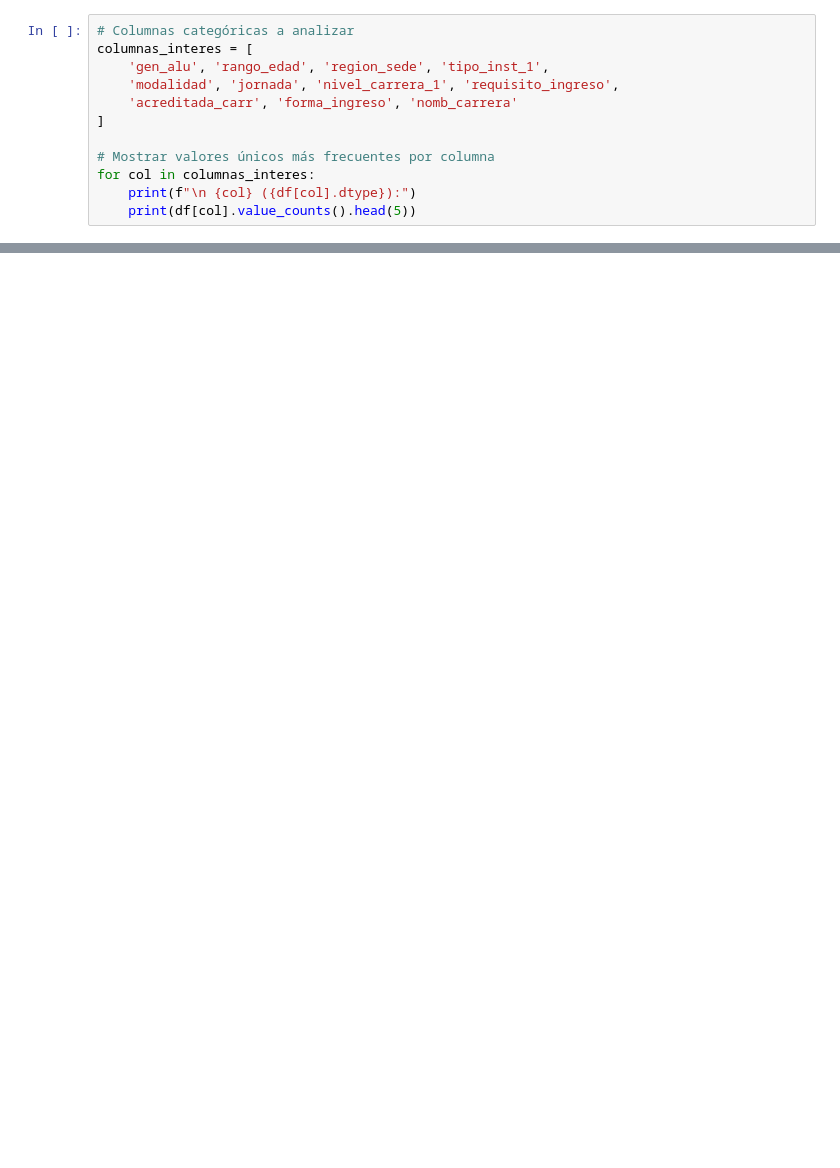
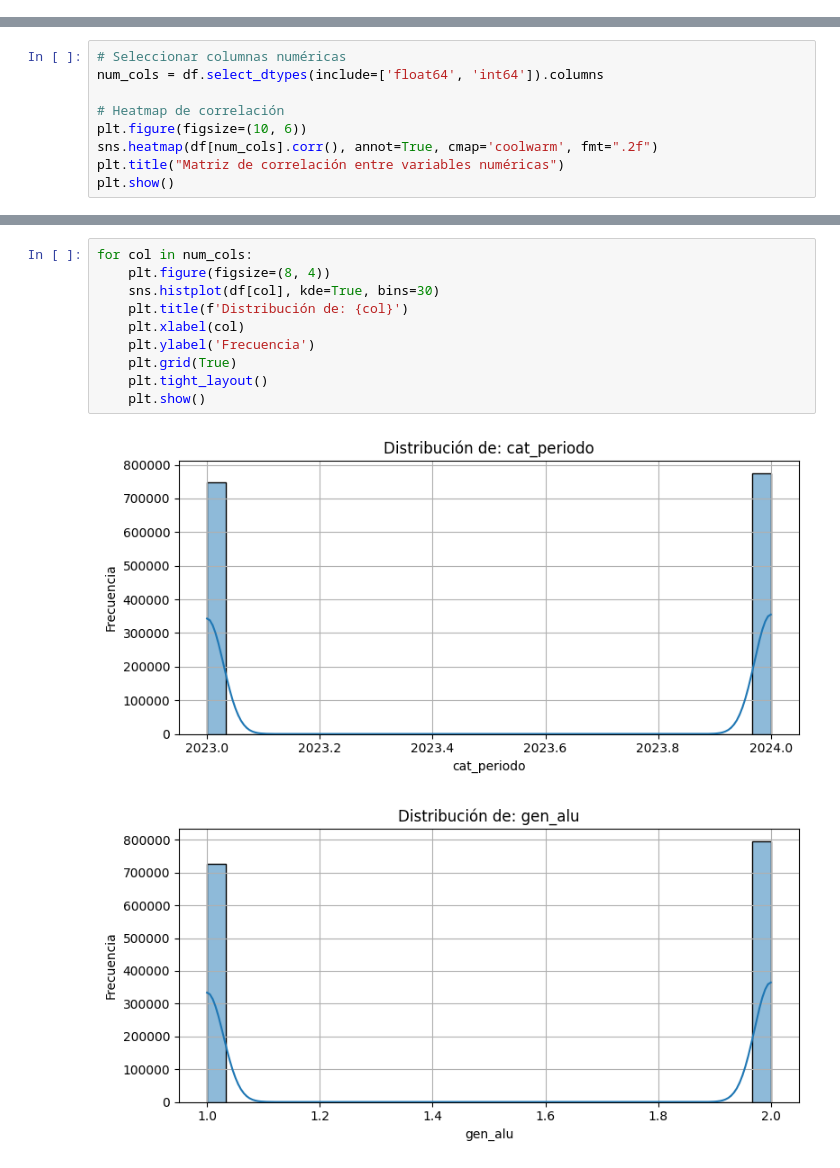
Before and after one commit to evegat/usm2025-1-dip-ia-edu-v2-evegat, a Jupyter notebook: Proyecto/03analisis.ipynb, the cells around one changed output, grey strips where cells are left out. Saved outputs shown, nothing was run; the diff lists cells and outputs as text; blank space fills up the shorter version.

```diff
--- a/Proyecto/03analisis.ipynb
+++ b/Proyecto/03analisis.ipynb
@@ -67,12 +19,0 @@ A continuación, se muestran los valores más frecuentes o típicos de las varia
-# %%
-# Columnas categóricas a analizar
-columnas_interes = [
-    'gen_alu', 'rango_edad', 'region_sede', 'tipo_inst_1',
-    'modalidad', 'jornada', 'nivel_carrera_1', 'requisito_ingreso',
-    'acreditada_carr', 'forma_ingreso', 'nomb_carrera'
-]
-
-# Mostrar valores únicos más frecuentes por columna
-for col in columnas_interes:
-    print(f"\n {col} ({df[col].dtype}):")
-    print(df[col].value_counts().head(5))
@@ -96,0 +136,9 @@ Name: count, dtype: int64
+# %%
+# Seleccionar columnas numéricas
+num_cols = df.select_dtypes(include=['float64', 'int64']).columns
+
+# Heatmap de correlación
+plt.figure(figsize=(10, 6))
+sns.heatmap(df[num_cols].corr(), annot=True, cmap='coolwarm', fmt=".2f")
+plt.title("Matriz de correlación entre variables numéricas")
+plt.show()
@@ -96,0 +151,13 @@ Name: count, dtype: int64
+# %%
+for col in num_cols:
+    plt.figure(figsize=(8, 4))
+    sns.histplot(df[col], kde=True, bins=30)
+    plt.title(f'Distribución de: {col}')
+    plt.xlabel(col)
+    plt.ylabel('Frecuencia')
+    plt.grid(True)
+    plt.tight_layout()
+    plt.show()
+# %% [output]
+[figure, added]
+[figure, added]
```
Also changed, not shown: parts of 25 cells of this notebook.
